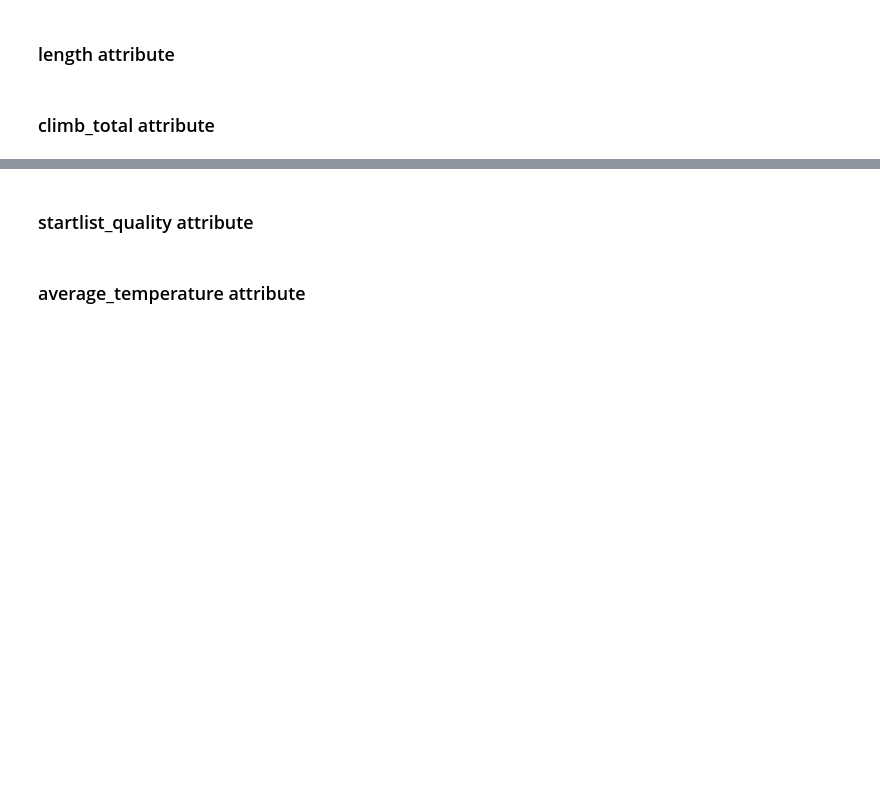
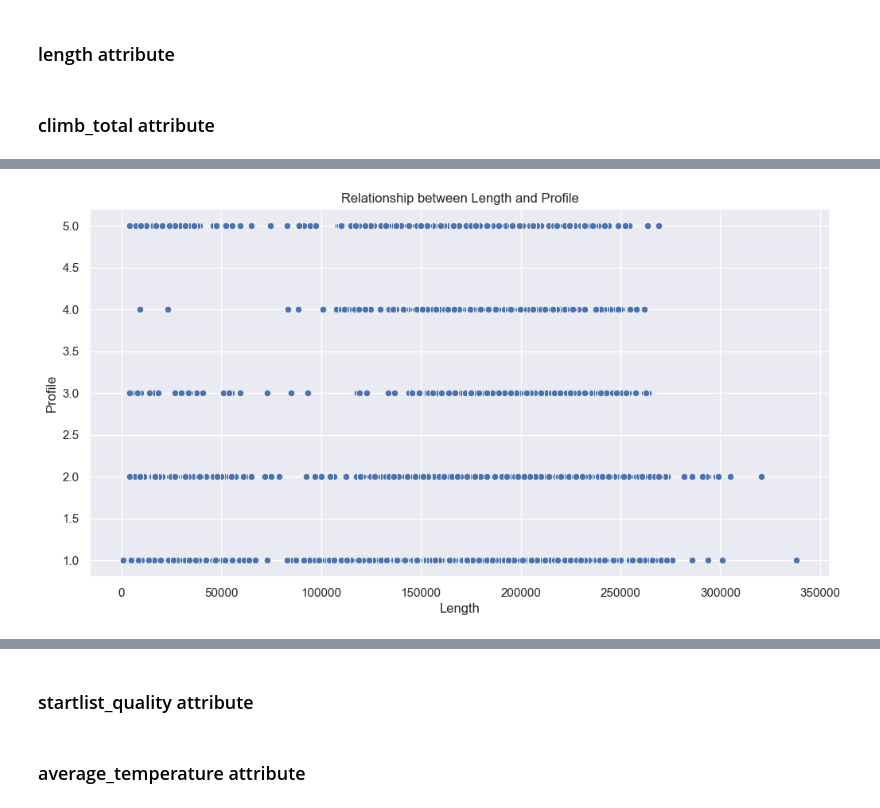
Before and after one commit to Emahhh/dm-project, a Jupyter notebook: MAIN.ipynb, the cells around one changed output, grey strips where cells are left out. Saved outputs shown, nothing was run; the diff lists cells and outputs as text; code cells hidden in the pictures; blank space fills up the shorter version.

```diff
--- a/MAIN.ipynb
+++ b/MAIN.ipynb
@@ -881,0 +828,9 @@ plt.show()
+# %%
+plt.figure(figsize=(12, 6))
+sns.scatterplot(x='length', y='profile', data=races_df)
+plt.title('Relationship between Length and Profile')
+plt.xlabel('Length')
+plt.ylabel('Profile')
+plt.show()
+# %% [output]
+[figure, added]
```
Also changed, not shown: parts of 69 cells of this notebook, 1 other file.
